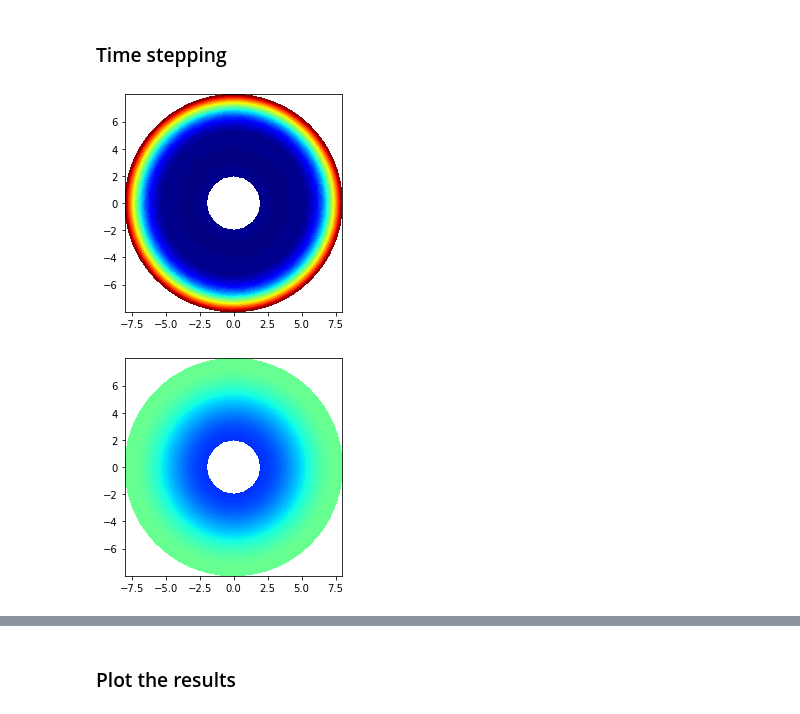
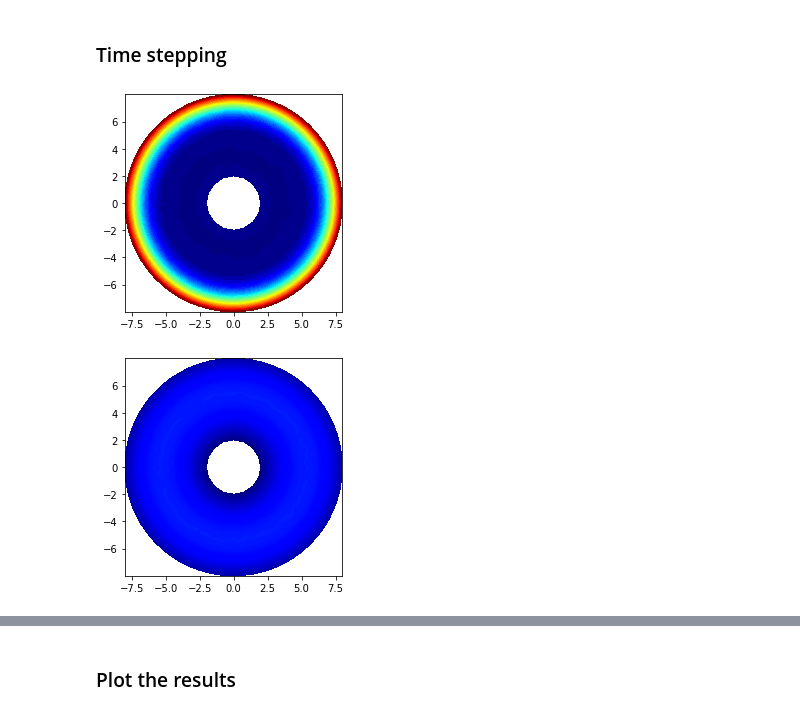
Before and after one commit to AlexandraVallet/fenicslectures, a Jupyter notebook: Solution_Braindiffusion8.ipynb, the cells around one changed output, grey strips where cells are left out. Cells and saved outputs as stored; diff of their text form; code cells hidden in the pictures.

```diff
--- a/Solution_Braindiffusion8.ipynb
+++ b/Solution_Braindiffusion8.ipynb
@@ -558,6 +560,8 @@ We assume that during the enrichment phase, the tracer is saturated in the subar
 # %%
 # Dirichlet boundary condition on the outer side
-bc = dolfin.DirichletBC(V, dolfin.Constant(1) , outer)
+bcouter = dolfin.DirichletBC(V, dolfin.Constant(1) , outer)
+
+bc=[bcouter]
 # %% [markdown]
 On the inner side we assume a no flow Neumann boundary condition
 # %%
@@ -703,10 +706,10 @@ Text(0.5, 0, 'Time (h)')
 # %% [markdown]
 We store the results for further plotting :
 # %%
-c6h=dolfin.interpolate(c_n, V)
-t6h=tend
-spantime6h=spantime
-spanmeancortex6h=spanmeancortex
-spanmeanwm6h=spanmeanwm
+c_enrichment=dolfin.interpolate(c_n, V)
+t_enrichment=tend
+spantime_enrichment=spantime
+spanmeancortex_enrichment=spanmeancortex
+spanmeanwm_enrichment=spanmeanwm
 # %% [markdown]
 ## Clearance phase
@@ -781,43 +782,48 @@ for n in range(num_steps):
 
     # we assume that only a part of the CSF volume exiting the brain is carrying the tracers.
     # we define alpha as the portion of reabsorbed CSF that had the concentration cSAS
-    alpha= 0.1
+    alpha= 0.5
     # the value of alpha is chosen in order to fit the experimental data. It will need to be discussed.
     newmass=(totalmass-Csas*absorbedvolume*alpha)
     # the new concentration in CSF is
     newconcentration=newmass/VCSF
 
-    bc = dolfin.DirichletBC(V, dolfin.Constant(newconcentration) , outer)
+    bcouter = dolfin.DirichletBC(V, dolfin.Constant(newconcentration) , outer)
+    bcinner = dolfin.DirichletBC(V, dolfin.Constant(0) , inner)
+
+    bc=[bcouter,bcinner]
+
+
 
     # We update with new initial solution and sink term
     F = u*v*dolfin.dx + k*dt*dolfin.inner(dolfin.grad(u), dolfin.grad(v))*dolfin.dx - (c_n + dt*S)*v*dolfin.dx+ dt*g*v*dolfin.ds
     a, L = dolfin.lhs(F), dolfin.rhs(F)
 
 
     # Solve variational problem
     c = dolfin.Function(V)
     dolfin.solve(a == L, c,bc)
 
     # Update previous solution
     c_n.assign(c)
 
     #append the list with averaged concentrations
     mean_cortex=dolfin.assemble(c_n*mask_cortex*dolfin.dx(mesh))/dolfin.assemble(mask_cortex*dolfin.dx(mesh))
     mean_wm=dolfin.assemble(c_n*mask_wm*dolfin.dx(mesh))/dolfin.assemble(mask_wm*dolfin.dx(mesh))
     spanmeancortex.append(mean_cortex)
     spanmeanwm.append(mean_wm)
     spantime.append(t)
 
 # plot the final concentration profile
 plt.figure()
 p=dolfin.plot(c_n)
 # set colormap
 p.set_cmap ( "jet" )
 # set boundary values for the colorscale
 p.set_clim ( 0 , 1)
 # %% [output]
 [figure]
-[figure, old version]
+[figure, new version]
 # %% [markdown]
 After 48 hours, the concentration profile is more homogeneous than at 6 hours. Tracer are now present in half of the brain. This is similar to what we can see on MRI data.
 
```
Also changed, not shown: parts of 6 cells of this notebook.
